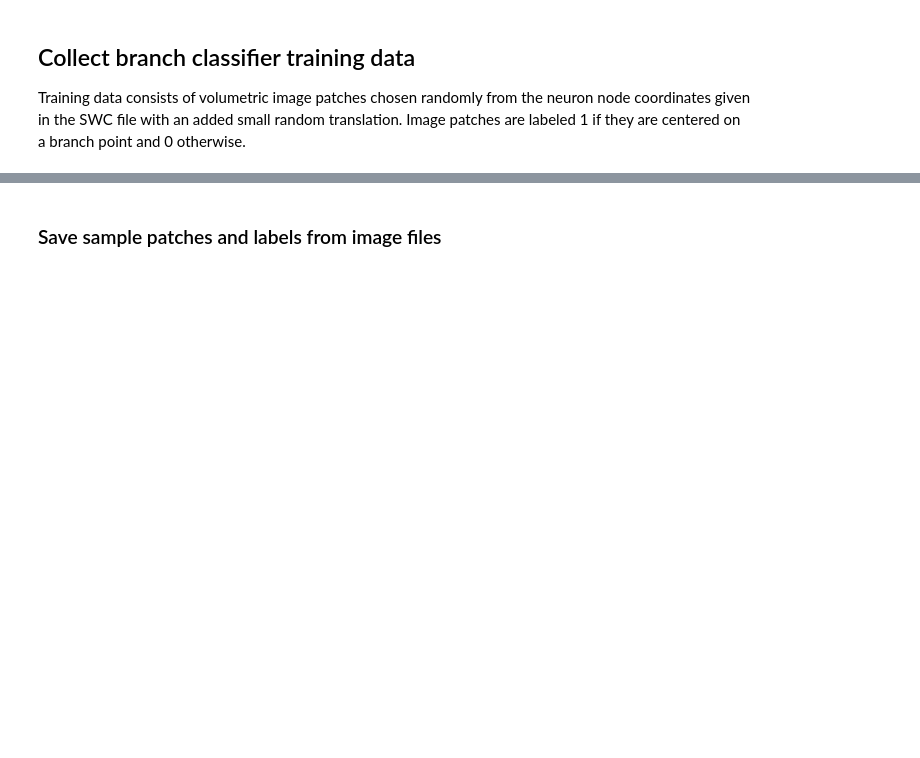
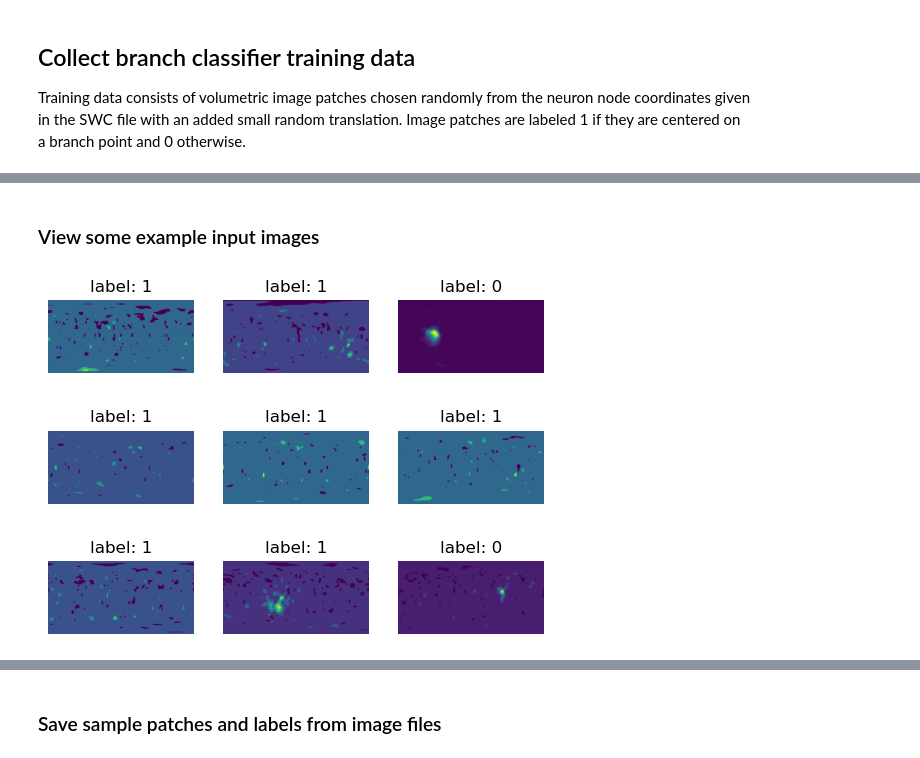
Before and after one commit to BrysonGray/neurotrack, a Jupyter notebook: notebooks/branch_classifier.ipynb, the cells around one changed output, grey strips where cells are left out. Drawn from its saved outputs; the diff is of its cells as text; code cells hidden in the pictures; blank space fills up the shorter version.

```diff
--- a/notebooks/branch_classifier.ipynb
+++ b/notebooks/branch_classifier.ipynb
@@ -234,0 +231,3 @@ loading file: /home/brysongray/data/neuromorpho_sub1/allen cell types/CNG versio
+# %%
+swc_list = load.swc(os.path.join(swc_dir, swc_files[0]), verbose=False)
+sections, graph = load.parse_swc_list(swc_list)
@@ -234,0 +360,18 @@ loading file: /home/brysongray/data/neuromorpho_sub1/allen cell types/CNG versio
+# %% [markdown]
+### View some example input images
+# %%
+# observations = os.listdir(os.path.join(out_dir, "observations"))
+# training_annotations = pd.read_csv(glob(os.path.join(out_dir, "*_labels.csv"))[0])
+# ids = np.random.choice(len(training_annotations), size=9)
+# sample = training_annotations.iloc[ids]
+
+fig, ax = plt.subplots(3,3)
+ax = ax.flatten()
+for i in range(len(ax)):
+    img = torch.load(os.path.join(out_dir,"observations", sample.iloc[i,0]), weights_only=True)
+    shell = 5 # type: ignore
+    ax[i].imshow(img[shell])#, vmin=0, vmax=.0)
+    ax[i].set_title(f"label: {sample.iloc[i,1].item()}")
+    ax[i].set_axis_off()
+# %% [output]
+[figure, added]
```
Also changed, not shown: parts of 33 cells of this notebook, 9 other files.
